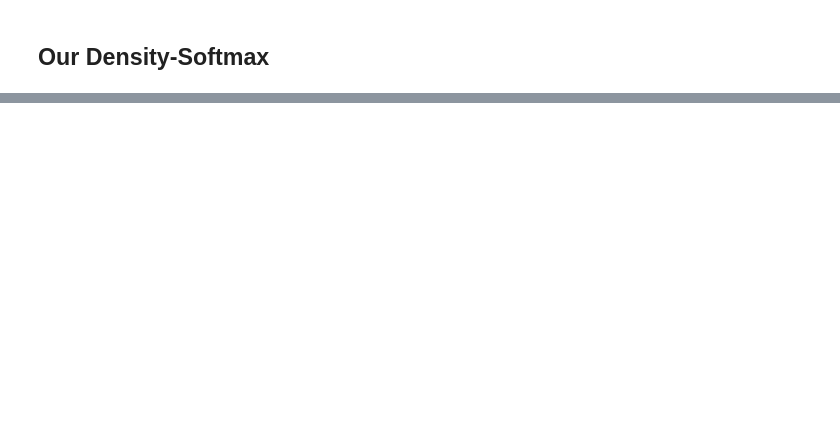
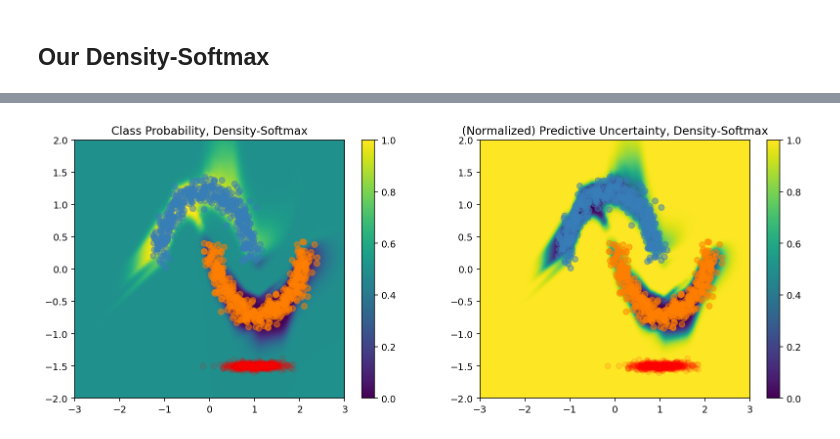
Before and after one commit to hamanhbui/density_softmax_demo, a Jupyter notebook: density_softmax.ipynb, the cells around one changed output, grey strips where cells are left out. Drawn from its saved outputs; the diff is of its cells as text; code cells hidden in the pictures; blank space fills up the shorter version.

```diff
--- a/density_softmax.ipynb
+++ b/density_softmax.ipynb
@@ -330,0 +460,11 @@ plot_predictions(dst_probs, model_name="Density-Softmax")
+# %%
+flow_model = RealNVP(num_coupling_layers=2, input_dim = 2)
+flow_model.compile(optimizer=keras.optimizers.Adam(learning_rate=0.0001))
+
+train_latents = resnet_model.encode(train_examples)
+flow_model.fit(train_examples, batch_size=256, epochs=3000, verbose=2,)
+
+train_latents = resnet_model.encode(train_examples)
+train_likelihood = tf.exp(flow_model.score_samples(train_examples))
+train_likelihood = tf.expand_dims(train_likelihood, 1)
+train_likelihood_max = tf.reduce_max(train_likelihood)
@@ -330,0 +489,12 @@ plot_predictions(dst_probs, model_name="Density-Softmax")
+# %%
+start_time = time.time()
+resnet_logits = resnet_model(test_examples)
+test_likelihood = tf.exp(flow_model.score_samples(test_examples))
+test_likelihood = tf.expand_dims(test_likelihood, 1)
+
+test_likelihood = (test_likelihood)/(train_likelihood_max)
+dst_probs = tf.nn.softmax(resnet_logits * tf.cast(test_likelihood, dtype=tf.float32), axis=-1)[:, 0]
+density_softmax_infer_time = (time.time() - start_time) * 1e6
+plot_predictions(dst_probs, model_name="Density-Softmax")
+# %% [output]
+[figure, added]
```
Also changed, not shown: parts of 16 cells of this notebook.
